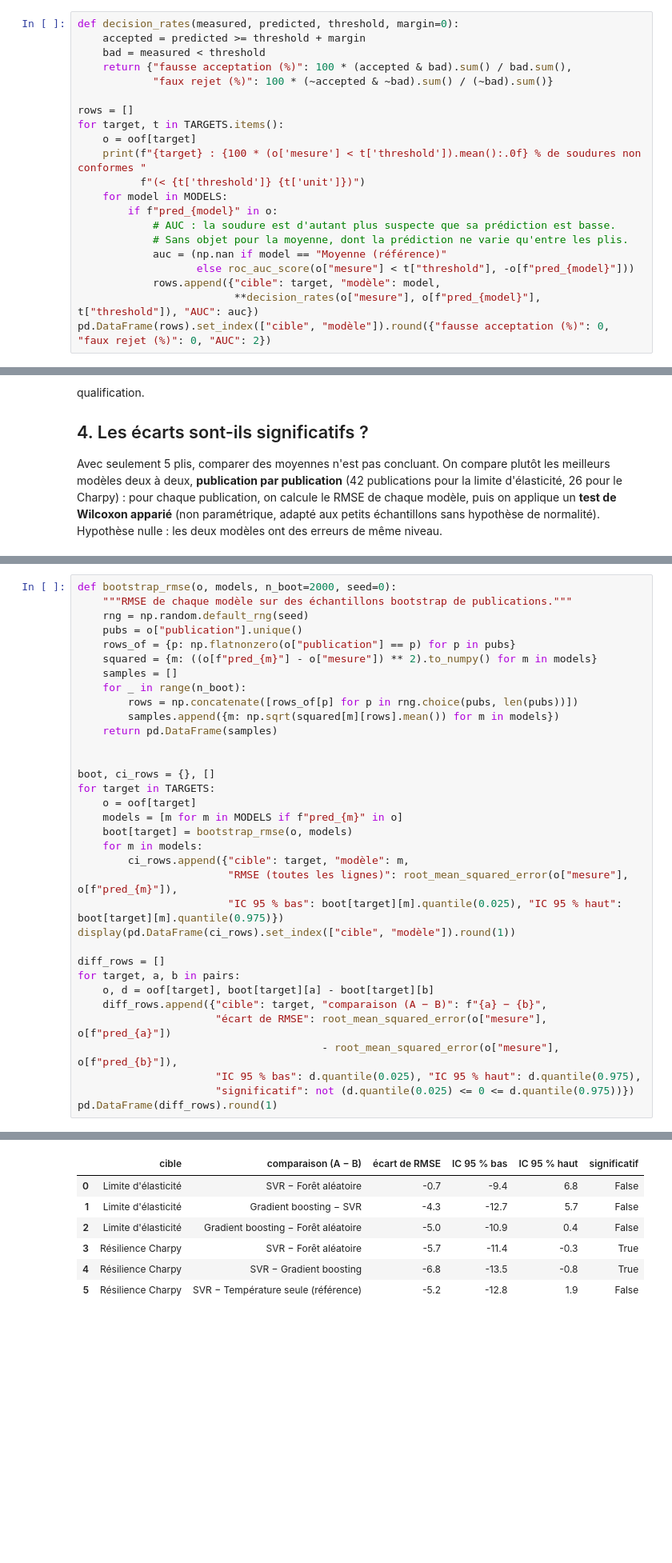
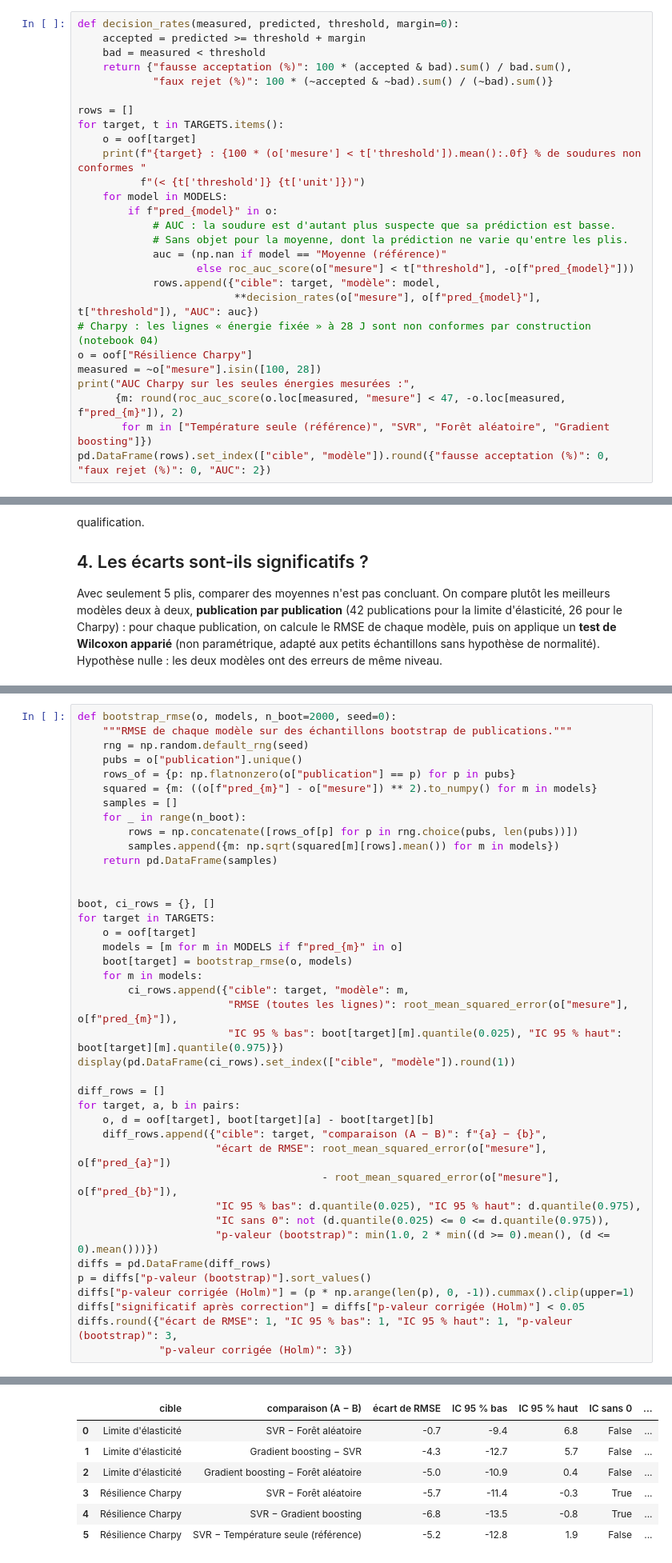
Before and after one commit to hiboujoyeux/soudure-ml-cs, a Jupyter notebook: notebooks/05_comparaison_recommandations.ipynb, the cells around one changed output, grey strips where cells are left out. Shown at 80% size. Cells and saved outputs as stored; diff of their text form; blank space fills up the shorter version.

```diff
--- a/notebooks/05_comparaison_recommandations.ipynb
+++ b/notebooks/05_comparaison_recommandations.ipynb
@@ -156,6 +156,12 @@ for target, t in TARGETS.items():
                    else roc_auc_score(o["mesure"] < t["threshold"], -o[f"pred_{model}"]))
             rows.append({"cible": target, "modèle": model,
                          **decision_rates(o["mesure"], o[f"pred_{model}"], t["threshold"]), "AUC": auc})
+# Charpy : les lignes « énergie fixée » à 28 J sont non conformes par construction (notebook 04)
+o = oof["Résilience Charpy"]
+measured = ~o["mesure"].isin([100, 28])
+print("AUC Charpy sur les seules énergies mesurées :",
+      {m: round(roc_auc_score(o.loc[measured, "mesure"] < 47, -o.loc[measured, f"pred_{m}"]), 2)
+       for m in ["Température seule (référence)", "SVR", "Forêt aléatoire", "Gradient boosting"]})
 pd.DataFrame(rows).set_index(["cible", "modèle"]).round({"fausse acceptation (%)": 0, "faux rejet (%)": 0, "AUC": 2})
 # %% [output]
 Limite d'élasticité : 16 % de soudures non conformes (< 420 MPa)
@@ -332,42 +347,48 @@ for target in TARGETS:
     boot[target] = bootstrap_rmse(o, models)
     for m in models:
         ci_rows.append({"cible": target, "modèle": m,
                         "RMSE (toutes les lignes)": root_mean_squared_error(o["mesure"], o[f"pred_{m}"]),
                         "IC 95 % bas": boot[target][m].quantile(0.025), "IC 95 % haut": boot[target][m].quantile(0.975)})
 display(pd.DataFrame(ci_rows).set_index(["cible", "modèle"]).round(1))
 
 diff_rows = []
 for target, a, b in pairs:
     o, d = oof[target], boot[target][a] - boot[target][b]
     diff_rows.append({"cible": target, "comparaison (A − B)": f"{a} − {b}",
                       "écart de RMSE": root_mean_squared_error(o["mesure"], o[f"pred_{a}"])
                                        - root_mean_squared_error(o["mesure"], o[f"pred_{b}"]),
                       "IC 95 % bas": d.quantile(0.025), "IC 95 % haut": d.quantile(0.975),
-                      "significatif": not (d.quantile(0.025) <= 0 <= d.quantile(0.975))})
-pd.DataFrame(diff_rows).round(1)
+                      "IC sans 0": not (d.quantile(0.025) <= 0 <= d.quantile(0.975)),
+                      "p-valeur (bootstrap)": min(1.0, 2 * min((d >= 0).mean(), (d <= 0).mean()))})
+diffs = pd.DataFrame(diff_rows)
+p = diffs["p-valeur (bootstrap)"].sort_values()
+diffs["p-valeur corrigée (Holm)"] = (p * np.arange(len(p), 0, -1)).cummax().clip(upper=1)
+diffs["significatif après correction"] = diffs["p-valeur corrigée (Holm)"] < 0.05
+diffs.round({"écart de RMSE": 1, "IC 95 % bas": 1, "IC 95 % haut": 1, "p-valeur (bootstrap)": 3,
+             "p-valeur corrigée (Holm)": 3})
 # %% [output]
 |  |  | RMSE (toutes les lignes) | IC 95 % bas | IC 95 % haut |
 | cible | modèle |  |  |  |
 | Limite d'élasticité | Moyenne (référence) | 93.7 | 81.3 | 108.6 |
 |  | Régression linéaire | 107.2 | 88.7 | 124.1 |
 |  | k-NN | 91.0 | 72.4 | 108.5 |
 |  | SVR | 67.5 | 56.5 | 78.3 |
 |  | Forêt aléatoire | 68.3 | 58.7 | 79.5 |
 |  | Gradient boosting | 63.3 | 54.1 | 73.3 |
 | Résilience Charpy | Moyenne (référence) | 51.4 | 40.1 | 60.0 |
 |  | Température seule (référence) | 45.5 | 37.4 | 53.8 |
 |  | Régression linéaire | 74.5 | 44.4 | 102.0 |
 |  | k-NN | 49.3 | 39.1 | 57.6 |
 |  | SVR | 40.4 | 32.1 | 48.8 |
 |  | Forêt aléatoire | 46.0 | 35.7 | 55.9 |
 |  | Gradient boosting | 47.1 | 37.3 | 57.2 |
-|  | cible | comparaison (A − B) | écart de RMSE | IC 95 % bas | IC 95 % haut | significatif |
-| 0 | Limite d'élasticité | SVR − Forêt aléatoire | -0.7 | -9.4 | 6.8 | False |
-| 1 | Limite d'élasticité | Gradient boosting − SVR | -4.3 | -12.7 | 5.7 | False |
-| 2 | Limite d'élasticité | Gradient boosting − Forêt aléatoire | -5.0 | -10.9 | 0.4 | False |
-| 3 | Résilience Charpy | SVR − Forêt aléatoire | -5.7 | -11.4 | -0.3 | True |
-| 4 | Résilience Charpy | SVR − Gradient boosting | -6.8 | -13.5 | -0.8 | True |
-| 5 | Résilience Charpy | SVR − Température seule (référence) | -5.2 | -12.8 | 1.9 | False |
+|  | cible | comparaison (A − B) | écart de RMSE | IC 95 % bas | IC 95 % haut | IC sans 0 | ... |
+| 0 | Limite d'élasticité | SVR − Forêt aléatoire | -0.7 | -9.4 | 6.8 | False | ... |
+| 1 | Limite d'élasticité | Gradient boosting − SVR | -4.3 | -12.7 | 5.7 | False | ... |
+| 2 | Limite d'élasticité | Gradient boosting − Forêt aléatoire | -5.0 | -10.9 | 0.4 | False | ... |
+| 3 | Résilience Charpy | SVR − Forêt aléatoire | -5.7 | -11.4 | -0.3 | True | ... |
+| 4 | Résilience Charpy | SVR − Gradient boosting | -6.8 | -13.5 | -0.8 | True | ... |
+| 5 | Résilience Charpy | SVR − Température seule (référence) | -5.2 | -12.8 | 1.9 | False | ... |
 # %% [markdown]
 **Test de Wilcoxon (chaque publication pèse autant).** Avant correction, un seul écart est
 significatif au seuil de 5 % : le gradient boosting bat la forêt aléatoire pour la limite
```
Also changed, not shown: parts of 6 cells of this notebook, 4 other files.
